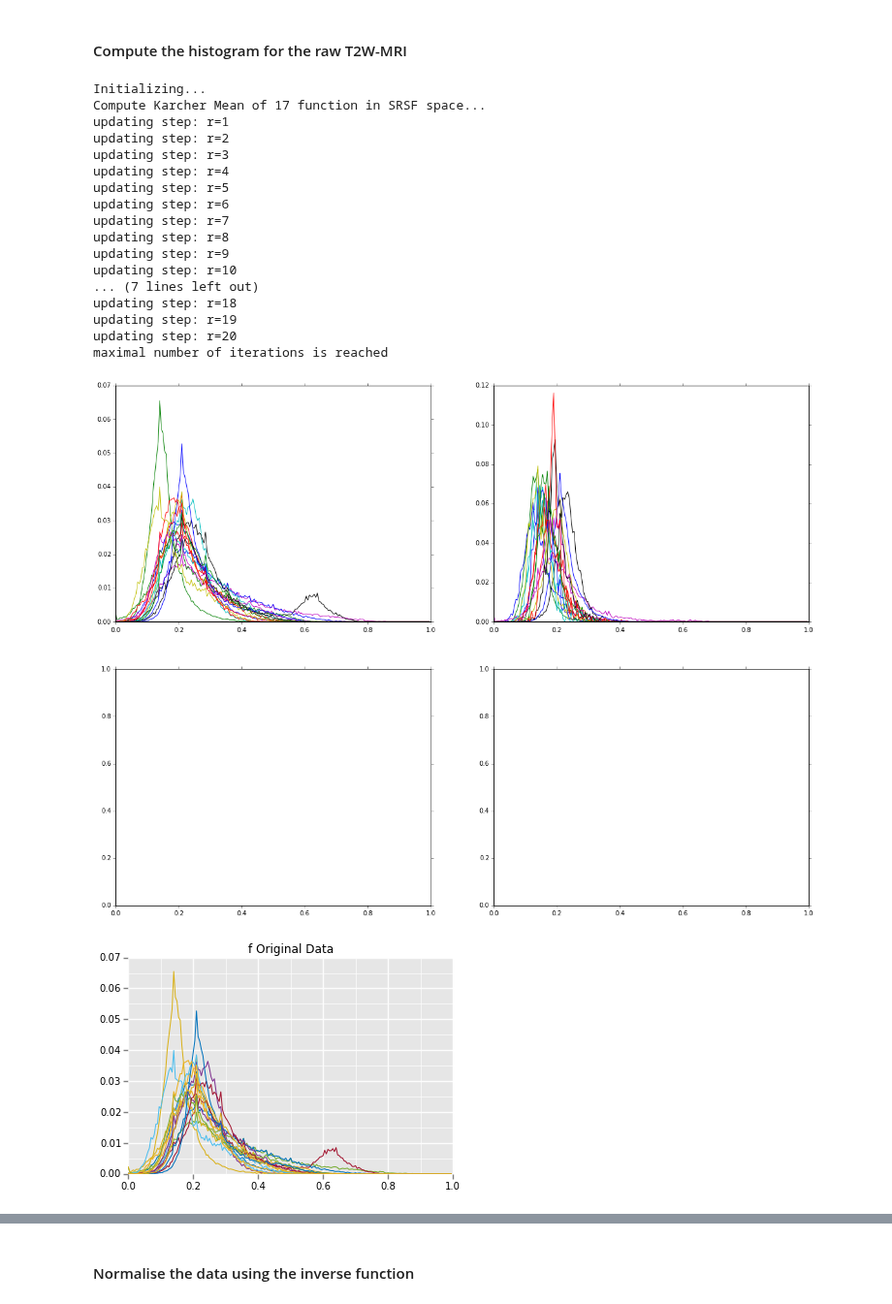
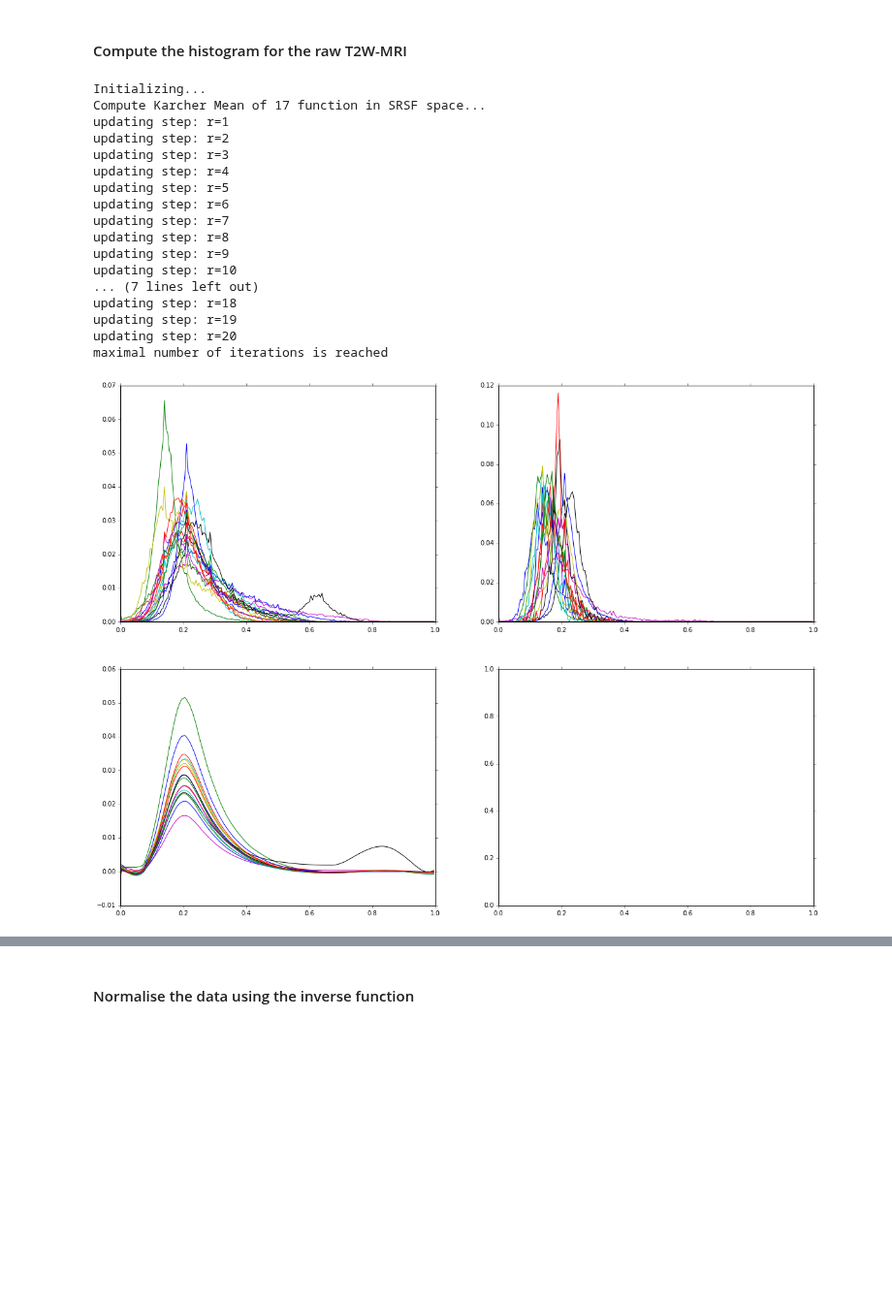
Before and after one commit to I2Cvb/prostate, a Jupyter notebook: notebook/time-warping-normalisation-t2w.ipynb, the cells around one changed output, grey strips where cells are left out. Shown at 97% size. Saved outputs shown, nothing was run; the diff lists cells and outputs as text; code cells hidden in the pictures; blank space fills up the shorter version.

```diff
--- a/notebook/time-warping-normalisation-t2w.ipynb
+++ b/notebook/time-warping-normalisation-t2w.ipynb
@@ -52,8 +54,10 @@ def nmi(data):
 # To make the future plots
 fig, axes = plt.subplots(nrows=2, ncols=2, figsize=(20, 15))
 
-global_hist_t2w = np.zeros((200, len(patient_sizes)))
-global_hist_t2w_cap = np.zeros((200, len(patient_sizes)))
+nsampling=200
+
+global_hist_t2w = np.zeros((nsampling, len(patient_sizes)))
+global_hist_t2w_cap = np.zeros((nsampling, len(patient_sizes)))
 nmi_raw = []
 
 for pt in xrange(len(patient_sizes)):
@@ -68,7 +72,7 @@ for pt in xrange(len(patient_sizes)):
 
     ##### RAW DATA #####
     # Compute the histogram for the whole data
-    nb_bins = 200
+    nb_bins = nsampling
     hist, bin_edges = np.histogram(data_t2w_norm[start_idx : end_idx], bins=nb_bins, range=(0., 1.), density=True)
     hist = np.divide(hist, np.sum(hist))
     axes[0, 0].plot(bin_edges[0 : -1], hist, label='Patient '+str(pt))
@@ -77,39 +81,39 @@ for pt in xrange(len(patient_sizes)):
     global_hist_t2w[:, pt] = hist
 
     # Compute the histogram for the cancer data
-    nb_bins = 200
+    nb_bins = nsampling
     sub_data = data_t2w_norm[start_idx : end_idx]
     cap_data = sub_data[np.nonzero(label[start_idx : end_idx] == 1)[0]]
     hist, bin_edges = np.histogram(cap_data, bins=nb_bins, range=(0., 1.), density=True)
     hist = np.divide(hist, np.sum(hist))
     axes[0, 1].plot(bin_edges[0 : -1], hist)
 
     # Append the histogram to the global list of histogram
     global_hist_t2w_cap[:, pt] = hist
 
     time = bin_edges[0 : -1]
 
 # Align all the curve using FDASRSF
-out = fs.srsf_align(global_hist_t2w, time, showplot=True)
+out = fs.srsf_align(global_hist_t2w, time, showplot=False, smoothdata=True, method='mean')
+#out = fs.align_fPCA(global_hist_t2w, time, showplot=False, smoothdata=True, num_comp=3)
 axes[1, 0].plot(time, out.fn)
 plt.show()
 # %% [output]
 Initializing...
 Compute Karcher Mean of 17 function in SRSF space...
 updating step: r=1
 updating step: r=2
 updating step: r=3
 updating step: r=4
 updating step: r=5
 updating step: r=6
 updating step: r=7
 updating step: r=8
 updating step: r=9
 updating step: r=10
 ... (7 lines left out)
 updating step: r=18
 updating step: r=19
 updating step: r=20
 maximal number of iterations is reached
-[figure, old version]
+[figure, new version]
-[figure, removed]
```
Also changed, not shown: parts of 5 cells of this notebook.
